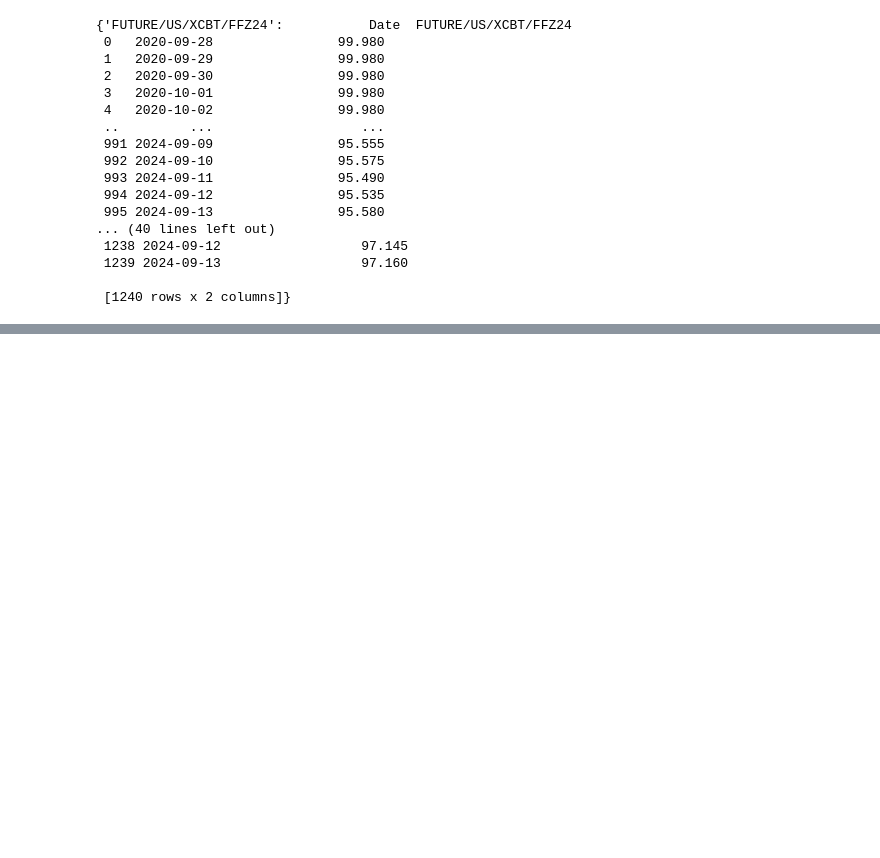
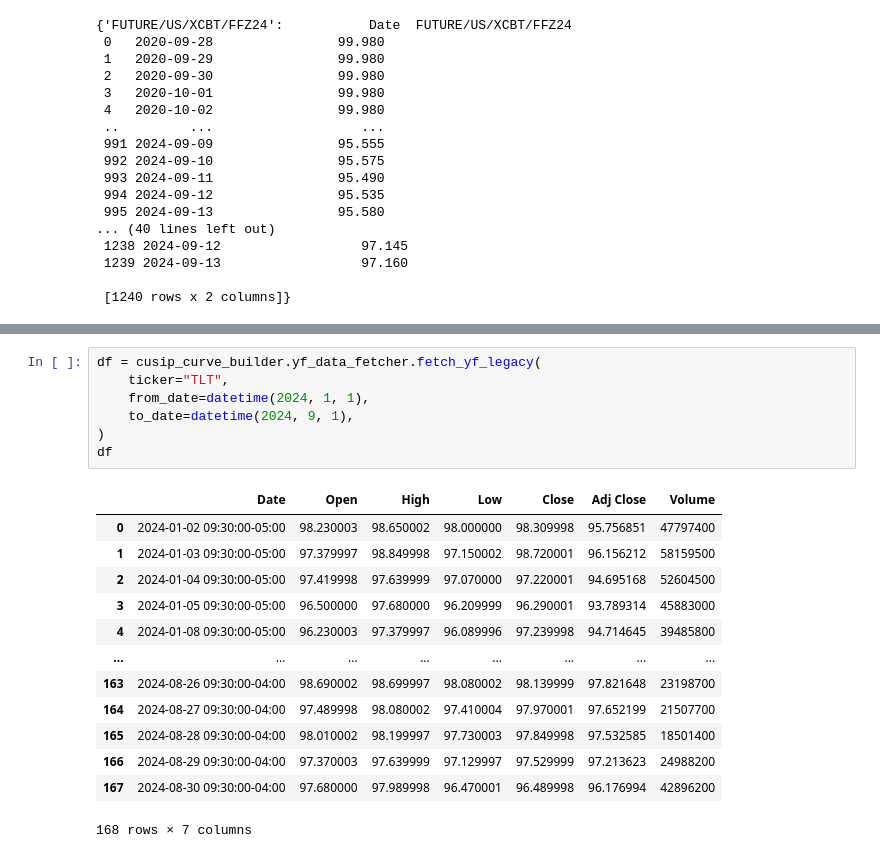
Before and after one commit to cleeclee123/Curvy-CUSIPs, a Jupyter notebook: fetching_data.ipynb, the cells around one changed output, grey strips where cells are left out. Cells and saved outputs as stored; diff of their text form; blank space fills up the shorter version.

```diff
--- a/fetching_data.ipynb
+++ b/fetching_data.ipynb
@@ -224,0 +248,21 @@ cusip_curve_builder.wsj_data_fetcher.wsj_timeseries_api(wsj_ticker_keys=["FUTURE
+# %%
+df = cusip_curve_builder.yf_data_fetcher.fetch_yf_legacy(
+    ticker="TLT",
+    from_date=datetime(2024, 1, 1),
+    to_date=datetime(2024, 9, 1),
+)
+df
+# %% [output]
+|  | Date | Open | High | Low | Close | Adj Close | Volume |
+| 0 | 2024-01-02 09:30:00-05:00 | 98.230003 | 98.650002 | 98.000000 | 98.309998 | 95.756851 | 47797400 |
+| 1 | 2024-01-03 09:30:00-05:00 | 97.379997 | 98.849998 | 97.150002 | 98.720001 | 96.156212 | 58159500 |
+| 2 | 2024-01-04 09:30:00-05:00 | 97.419998 | 97.639999 | 97.070000 | 97.220001 | 94.695168 | 52604500 |
+| 3 | 2024-01-05 09:30:00-05:00 | 96.500000 | 97.680000 | 96.209999 | 96.290001 | 93.789314 | 45883000 |
+| 4 | 2024-01-08 09:30:00-05:00 | 96.230003 | 97.379997 | 96.089996 | 97.239998 | 94.714645 | 39485800 |
+| ... | ... | ... | ... | ... | ... | ... | ... |
+| 163 | 2024-08-26 09:30:00-04:00 | 98.690002 | 98.699997 | 98.080002 | 98.139999 | 97.821648 | 23198700 |
+| 164 | 2024-08-27 09:30:00-04:00 | 97.489998 | 98.080002 | 97.410004 | 97.970001 | 97.652199 | 21507700 |
+| 165 | 2024-08-28 09:30:00-04:00 | 98.010002 | 98.199997 | 97.730003 | 97.849998 | 97.532585 | 18501400 |
+| 166 | 2024-08-29 09:30:00-04:00 | 97.370003 | 97.639999 | 97.129997 | 97.529999 | 97.213623 | 24988200 |
+| 167 | 2024-08-30 09:30:00-04:00 | 97.680000 | 97.989998 | 96.470001 | 96.489998 | 96.176994 | 42896200 |
+168 rows × 7 columns
```
Also changed, not shown: parts of 3 cells of this notebook, 14 other files.
